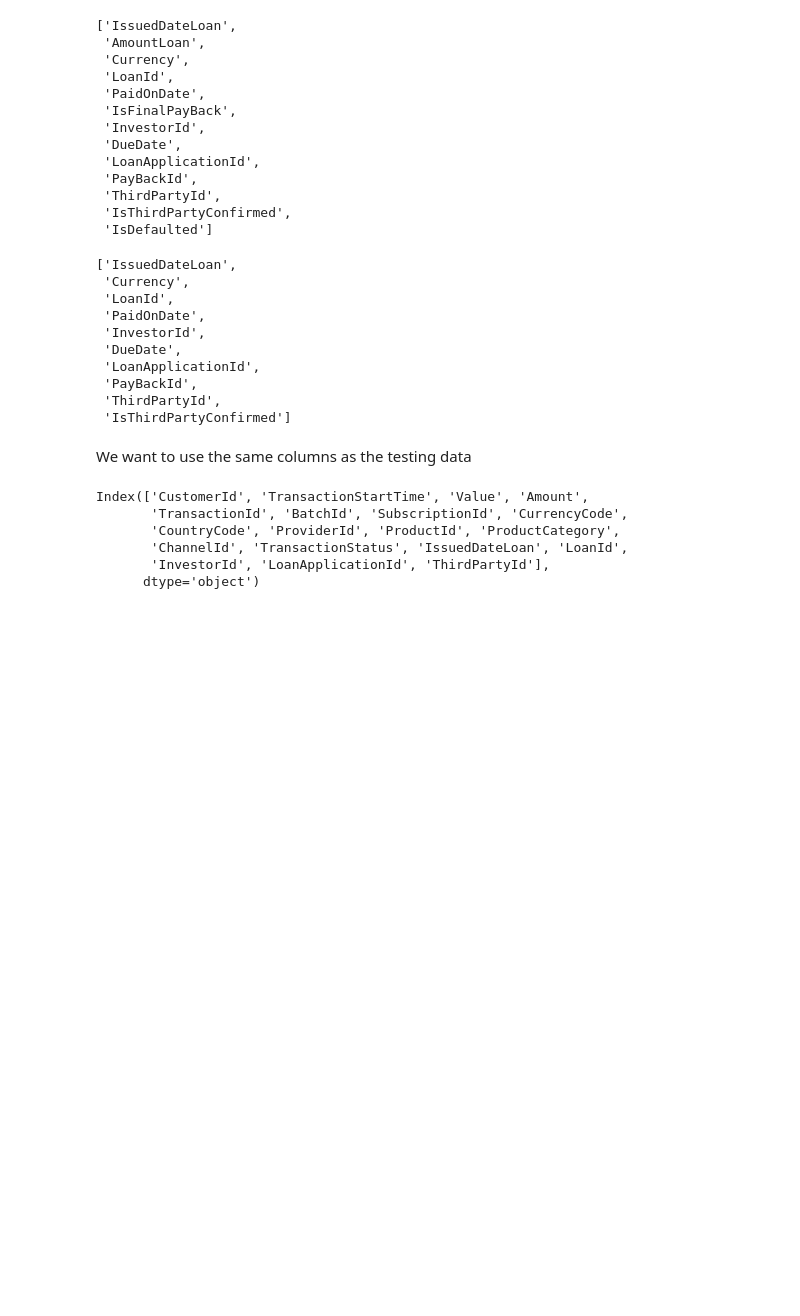
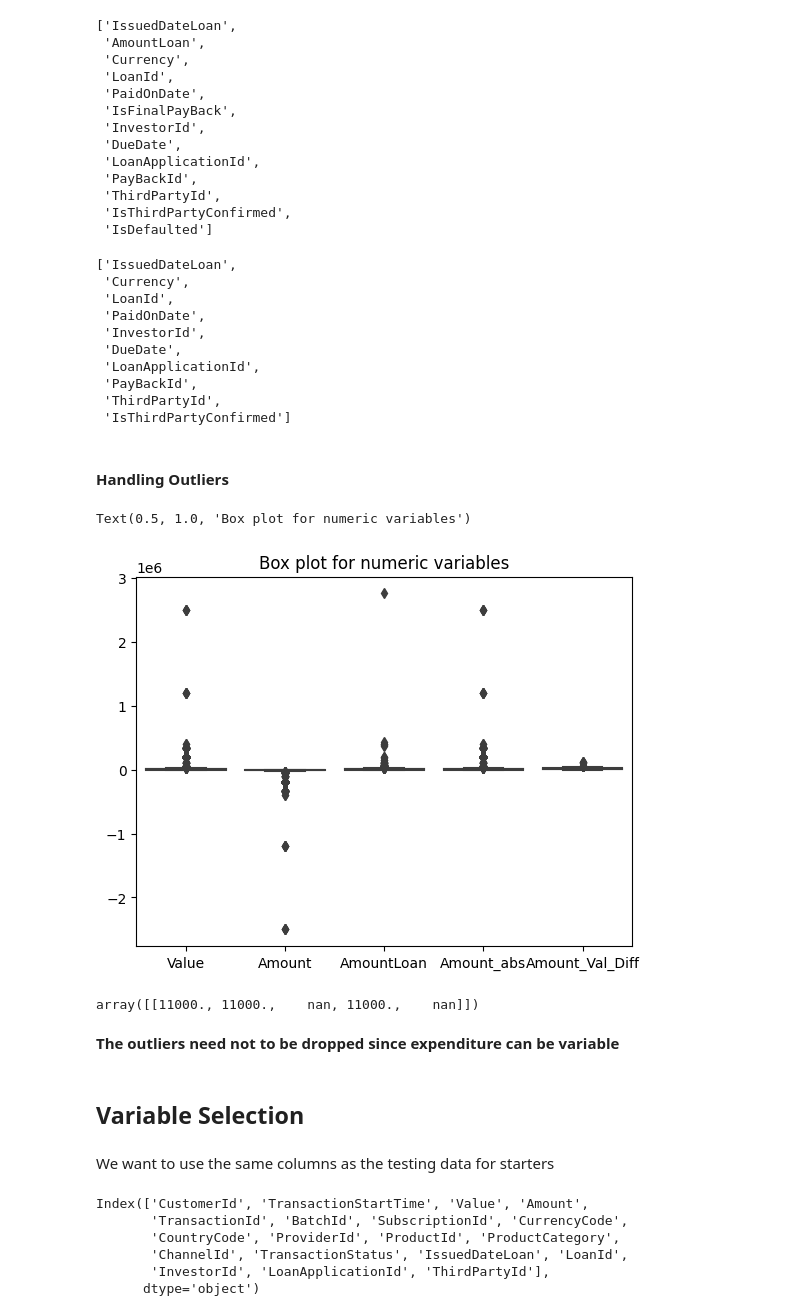
Before and after one commit to GeoffreyKimani/CreditScoringModel, a Jupyter notebook: credit_scoring.ipynb, the cells around one changed output. Cells and saved outputs as stored; diff of their text form; code cells hidden in the pictures; blank space fills up the shorter version.

```diff
--- a/credit_scoring.ipynb
+++ b/credit_scoring.ipynb
@@ -182,3 +194,7 @@ TransactionStatus unique values: [0 1]
 IsFinalPayBack unique values: [nan  1.  0.]
 IsThirdPartyConfirmed unique values: [nan  0.  1.]
 IsDefaulted unique values: [nan  0.  1.]
+# %%
+# Remove the country code
+categorical_cols.remove('CountryCode')
+categorical_cols
@@ -239,6 +261,7 @@ numeric_training_data
 # %%
 # drop country code
 numeric_training_data.drop(columns=categorical_cols, inplace=True)
+numeric_training_data.drop(columns='CountryCode', inplace=True)
 numeric_training_data
 # %% [output]
 |  | Value | Amount | AmountLoan |
@@ -362,8 +457,25 @@ training_data.columns[training_data.isna().any()].tolist()
  'PayBackId',
  'ThirdPartyId',
  'IsThirdPartyConfirmed']
+# %% [markdown]
+#### Handling Outliers
+# %%
+sns.boxplot(data=numeric_training_data)
+plt.title('Box plot for numeric variables')
+# %% [output]
+Text(0.5, 1.0, 'Box plot for numeric variables')
+[figure, added]
+# %%
+from scipy.stats import iqr
+iqr(numeric_training_data, rng=(25, 75), axis=0, keepdims=True)
+# %% [output]
+array([[11000., 11000.,    nan, 11000.,    nan]])
+# %% [markdown]
+**The outliers need not to be dropped since expenditure can be variable**
+# %% [markdown]
+## Variable Selection
 # %% [markdown]
-We want to use the same columns as the testing data
+We want to use the same columns as the testing data for starters
 # %%
 test_data.columns
 # %% [output]
```
Also changed, not shown: parts of 39 cells of this notebook.
